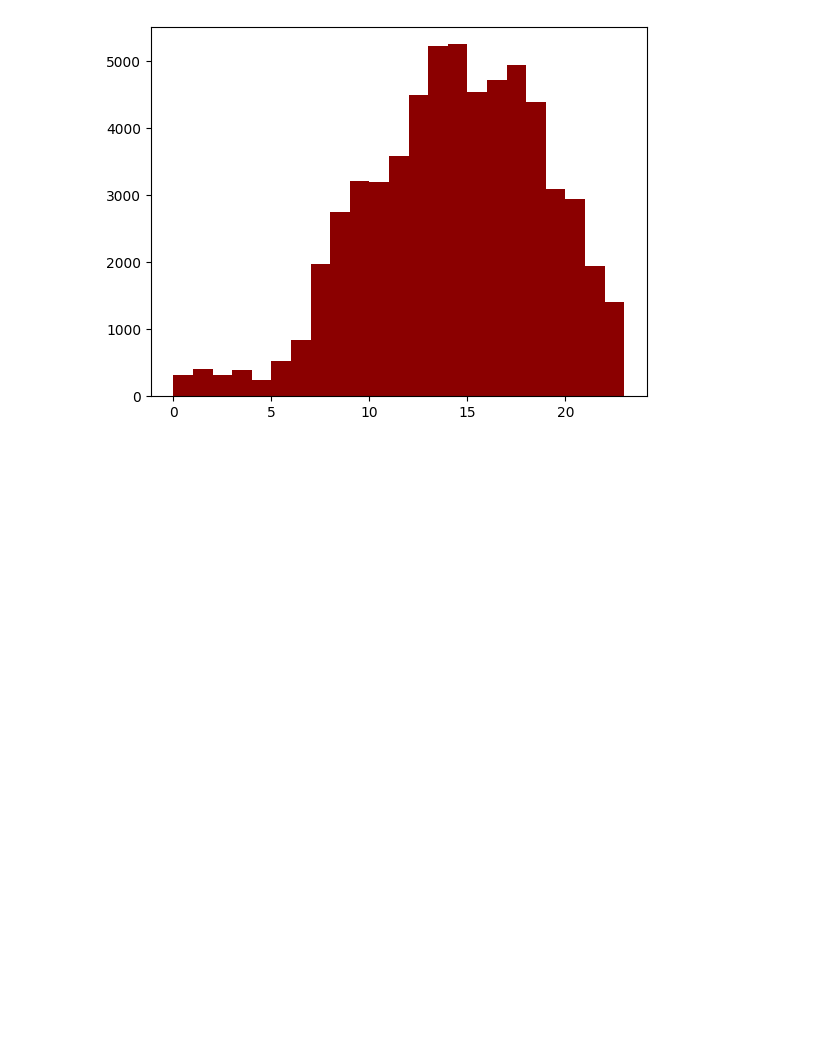
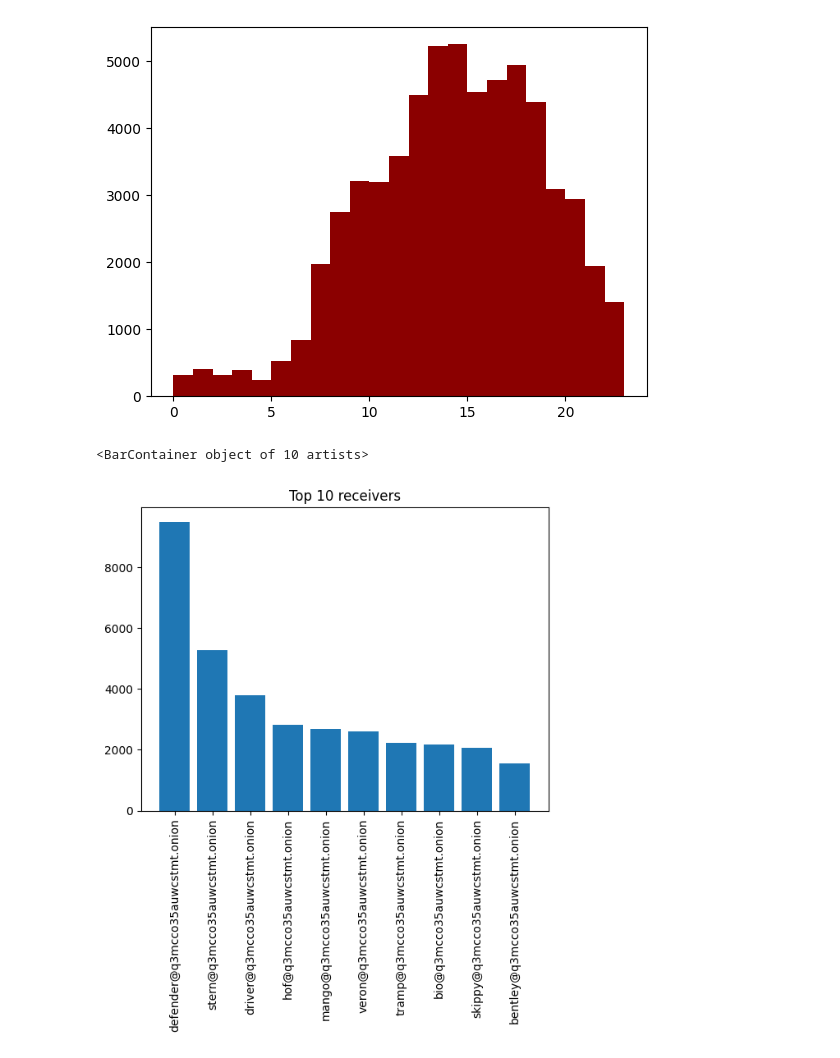
Before and after one commit to baran2411/DigitalForensics3, a Jupyter notebook: analysis.ipynb, the cells around one changed output. Saved outputs shown, nothing was run; the diff lists cells and outputs as text; code cells hidden in the pictures; blank space fills up the shorter version.

Commit message:
top 10 receivers

```diff
--- a/analysis.ipynb
+++ b/analysis.ipynb
@@ -60,3 +61,26 @@ plt.hist(hours, color="darkred", bins=range(0, 24))
         13., 14., 15., 16., 17., 18., 19., 20., 21., 22., 23.]),
  <BarContainer object of 23 artists>)
 [figure]
+# %%
+df = pd.read_csv(file, usecols=['to'])
+receivers = []
+for index, row in df.iterrows():
+    receivers.append(row.to)
+
+frequency = collections.Counter(receivers)
+
+receiversList = frequency.keys()
+frequencyList = frequency.values()
+
+sendersOrdered = [x for _,x in sorted(zip(frequencyList,receiversList), reverse=True)]
+frequenciesOrdered = []
+# Z is ordered list of most used emails as senders
+for x in sendersOrdered:
+    frequenciesOrdered.append(frequency.get(x))
+
+plt.title("Top 10 receivers")
+plt.xticks(rotation=90)
+plt.bar(sendersOrdered[:10], frequenciesOrdered[:10])
+# %% [output]
+<BarContainer object of 10 artists>
+[figure, added]
```
Also changed, not shown: parts of 1 cell of this notebook.
